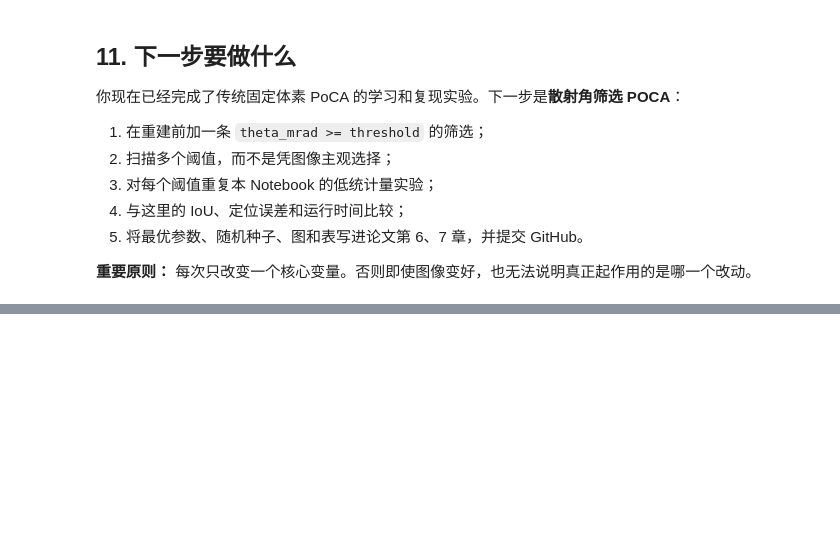
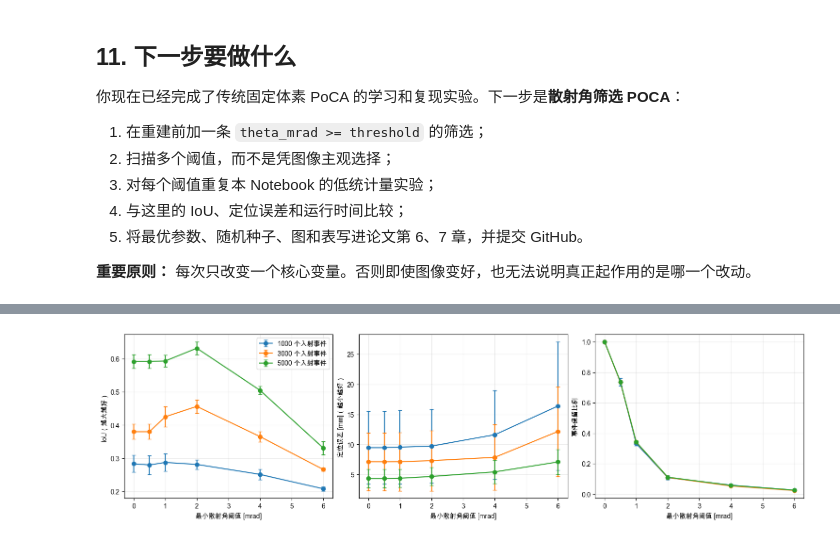
Before and after one commit to Xuyysy/muon-imaging-reconstruction, a Jupyter notebook: muon_analysis/analysis.ipynb, the cells around one changed output, grey strips where cells are left out. Cells and saved outputs as stored; diff of their text form; code cells hidden in the pictures; blank space fills up the shorter version.

Commit message:
feat: add scattering-angle filtering experiment

```diff
--- a/muon_analysis/analysis.ipynb
+++ b/muon_analysis/analysis.ipynb
@@ -327,0 +394,5 @@ plt.show()
+# %%
+RESULTS_PATH = Path('angle_filter_results/angle_filter_metrics_summary.csv')
+angle_summary = pd.read_csv(RESULTS_PATH)
+angle_summary[['event_count', 'theta_min_mrad', 'retention_ratio_mean',
+               'iou_mean', 'localization_error_mm_mean']]
@@ -327,0 +417,18 @@ plt.show()
+# %%
+# 同一输入事件数下，分别查看轮廓质量、定位精度与事件保留比例。
+fig, axes = plt.subplots(1, 3, figsize=(15, 4), constrained_layout=True)
+plots = [
+    ('iou_mean', 'iou_std', 'IoU（越大越好）'),
+    ('localization_error_mm_mean', 'localization_error_mm_std', '定位误差 [mm]（越小越好）'),
+    ('retention_ratio_mean', 'retention_ratio_std', '事件保留比例'),
+]
+for ax, (mean_col, std_col, ylabel) in zip(axes, plots):
+    for event_count, group in angle_summary.groupby('event_count'):
+        ax.errorbar(group['theta_min_mrad'], group[mean_col], yerr=group[std_col],
+                    marker='o', capsize=3, label=f'{event_count} 个入射事件')
+    ax.set(xlabel='最小散射角阈值 [mrad]', ylabel=ylabel)
+    ax.grid(alpha=0.25)
+axes[0].legend()
+plt.show()
+# %% [output]
+[figure, added]
```
Also changed, not shown: parts of 17 cells of this notebook, 5 other files.
